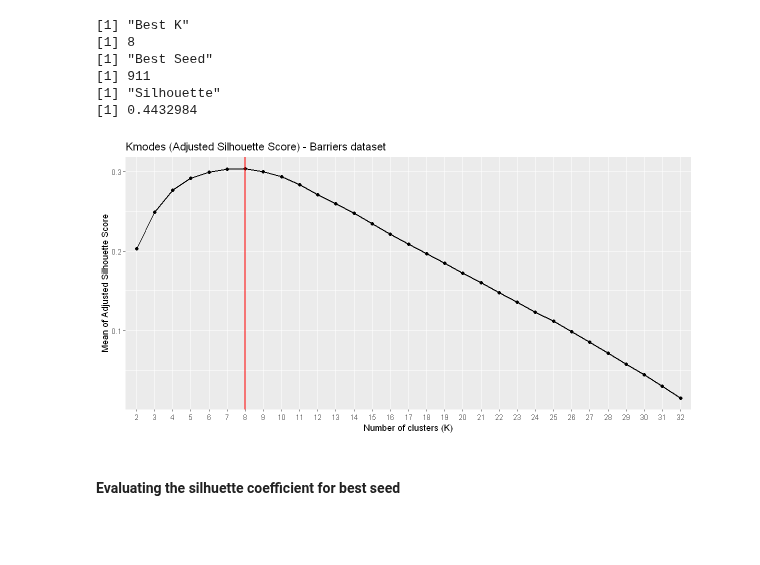
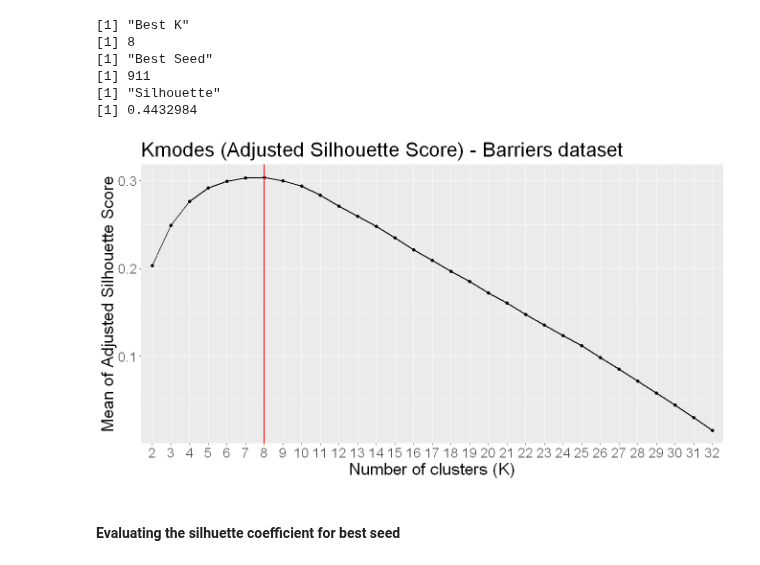
Before and after one commit to LASOS-INT/Barreiras-e-Facilitadores, a Jupyter notebook: R-notebooks/Clustering/barriers/barriers_clustering_kmodes_silhouette/barriers_clustering_kmodes_silhouette.ipynb, the cells around one changed output. Saved outputs shown, nothing was run; the diff lists cells and outputs as text; code cells hidden in the pictures; blank space fills up the shorter version.

```diff
--- a/R-notebooks/Clustering/barriers/barriers_clustering_kmodes_silhouette/barriers_clustering_kmodes_silhouette.ipynb
+++ b/R-notebooks/Clustering/barriers/barriers_clustering_kmodes_silhouette/barriers_clustering_kmodes_silhouette.ipynb
@@ -93,18 +93,19 @@ print(scs[best_seed_kmodes, best_K_kmodes-1])
 # %%
 
 means_df <- data.frame(mean = apply(scs, 2, mean)[1:(nk-2)], k = names(apply(scs, 2, mean)[1:(nk-2)]))
-options(repr.plot.width = 10, repr.plot.height =5)
+options(repr.plot.width = 11, repr.plot.height =6)
 ggplot(data=means_df, aes(x=factor(as.numeric(k)), y=mean, group=1)) +
     geom_line(size=0.7) + geom_point(size=1.5) +
     geom_vline(xintercept = best_K_kmodes-1, color = "red", size=0.8) +
     ggtitle("Kmodes (Adjusted Silhouette Score) - Barriers dataset") +
     xlab('Number of clusters (K)') +
-    ylab('Mean of Adjusted Silhouette Score')
+    ylab('Mean of Adjusted Silhouette Score')+
+    theme(text = element_text(size = 21))
 
 
-ggsave(path="graphs", file="metric_evolution.jpeg", width = 10, height = 5)
+ggsave(path="graphs", file="metric_evolution_barriers_KS.jpeg", width = 11, height = 6)
 # %% [output]
-[figure, old version]
+[figure, new version]
 # %% [markdown]
 #### Evaluating the silhuette coefficient for best seed
 # %%
```
Also changed, not shown: parts of 2 cells of this notebook, 30 other files.
